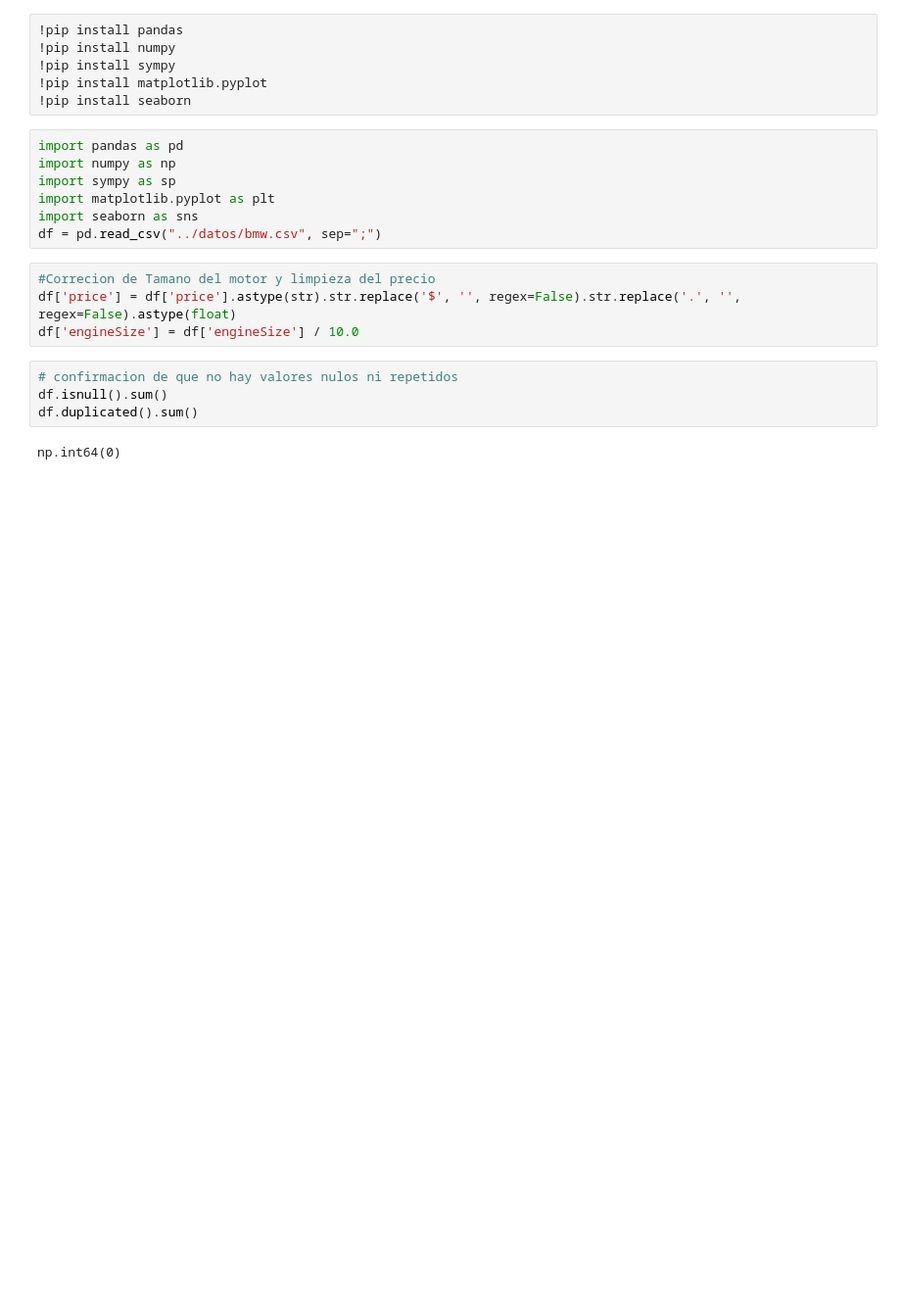
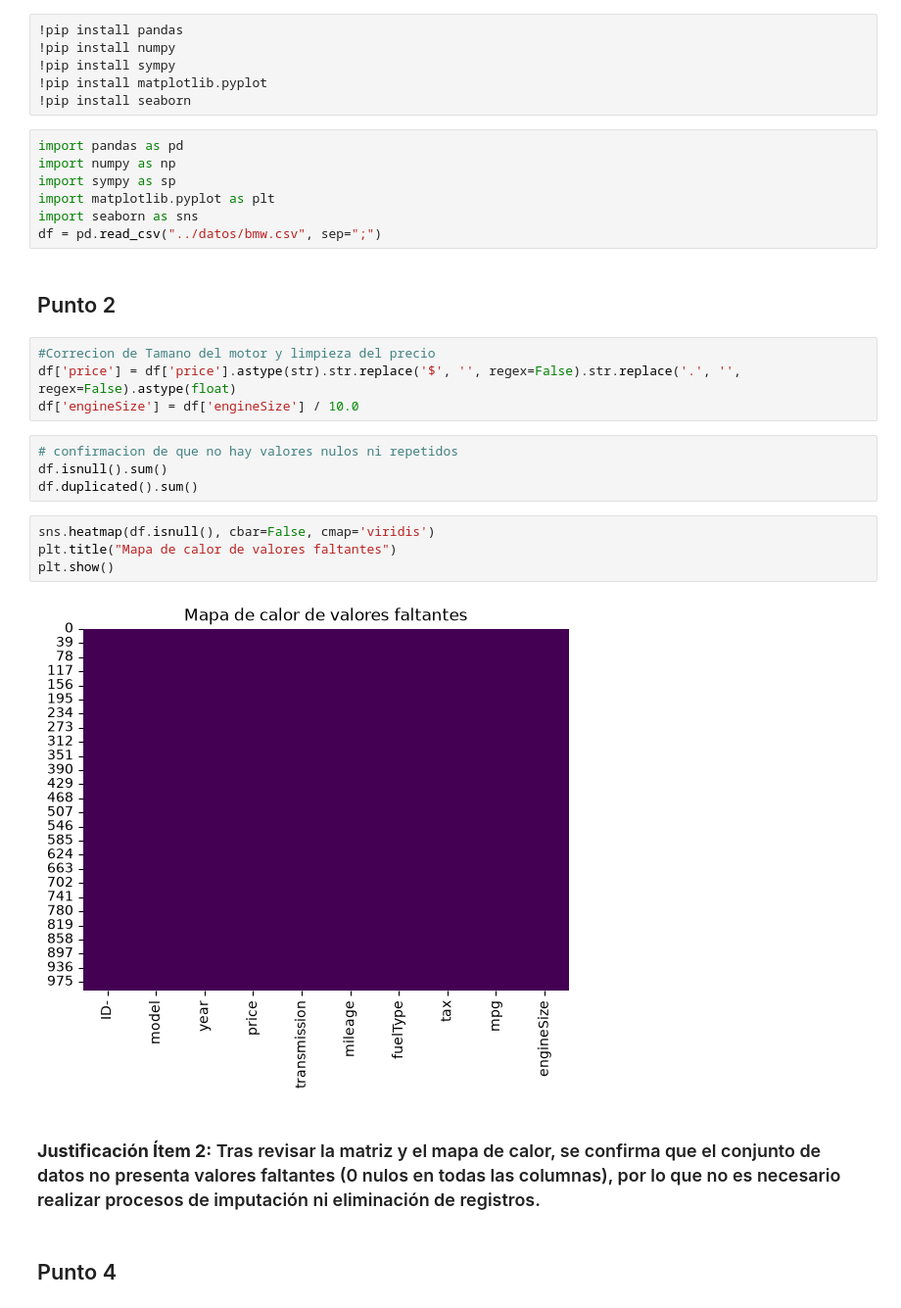
Before and after one commit to sanju2224/PF_progra_rodriguez_morales, a Jupyter notebook: cuadernos/parte_santiago_rodriguez.ipynb, the cells around one changed output. Shown at 98% size. Drawn from its saved outputs; the diff is of its cells as text; blank space fills up the shorter version.

Commit message:
Item 2: Mapa de calor de nulos y justificacion de calidad

```diff
--- a/cuadernos/parte_santiago_rodriguez.ipynb
+++ b/cuadernos/parte_santiago_rodriguez.ipynb
@@ -13,13 +13,23 @@ import sympy as sp
 import matplotlib.pyplot as plt
 import seaborn as sns
 df = pd.read_csv("../datos/bmw.csv", sep=";")
+# %% [markdown]
+## Punto 2
 # %%
 #Correcion de Tamano del motor y limpieza del precio
 df['price'] = df['price'].astype(str).str.replace('$', '', regex=False).str.replace('.', '', regex=False).astype(float)
 df['engineSize'] = df['engineSize'] / 10.0
+# %%
+# confirmacion de que no hay valores nulos ni repetidos
+df.isnull().sum()
+df.duplicated().sum()
 # %%
-# confirmacion de que no hay valores nulos ni repetidos
-df.isnull().sum()
-df.duplicated().sum()
+sns.heatmap(df.isnull(), cbar=False, cmap='viridis')
+plt.title("Mapa de calor de valores faltantes")
+plt.show()
 # %% [output]
-np.int64(0)
+[figure, added]
+# %% [markdown]
+### **Justificación Ítem 2:** Tras revisar la matriz y el mapa de calor, se confirma que el conjunto de datos no presenta valores faltantes (0 nulos en todas las columnas), por lo que no es necesario realizar procesos de imputación ni eliminación de registros.
+# %% [markdown]
+## Punto 4
```
Also changed, not shown: parts of 1 cell of this notebook.
